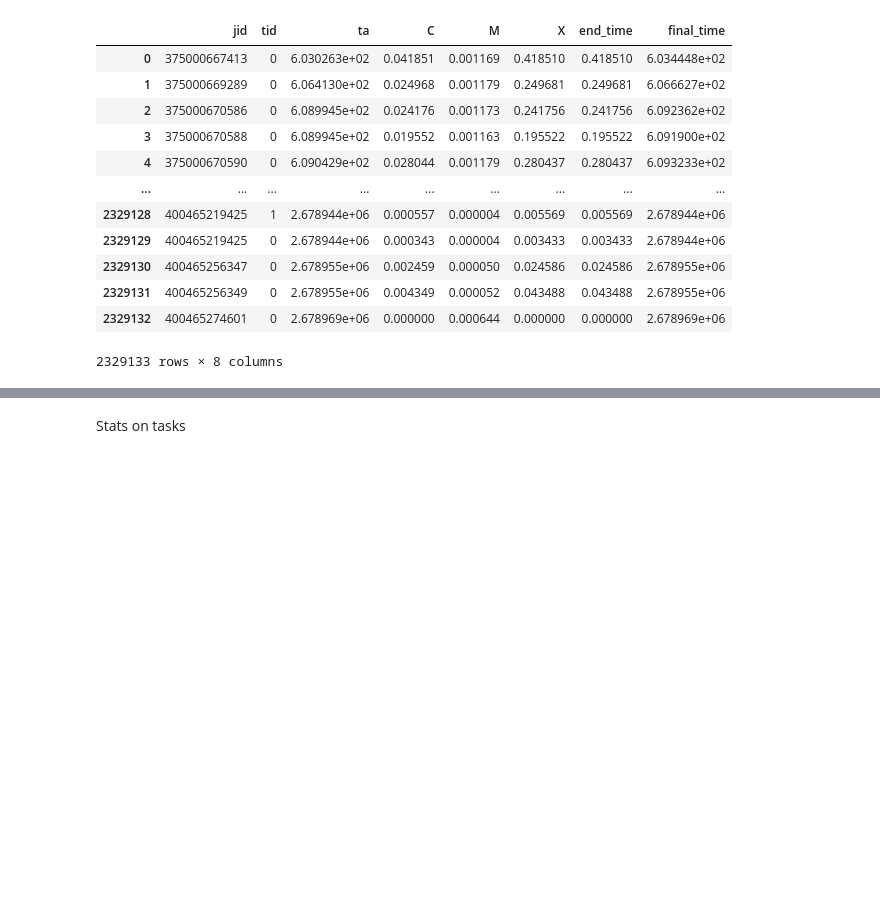
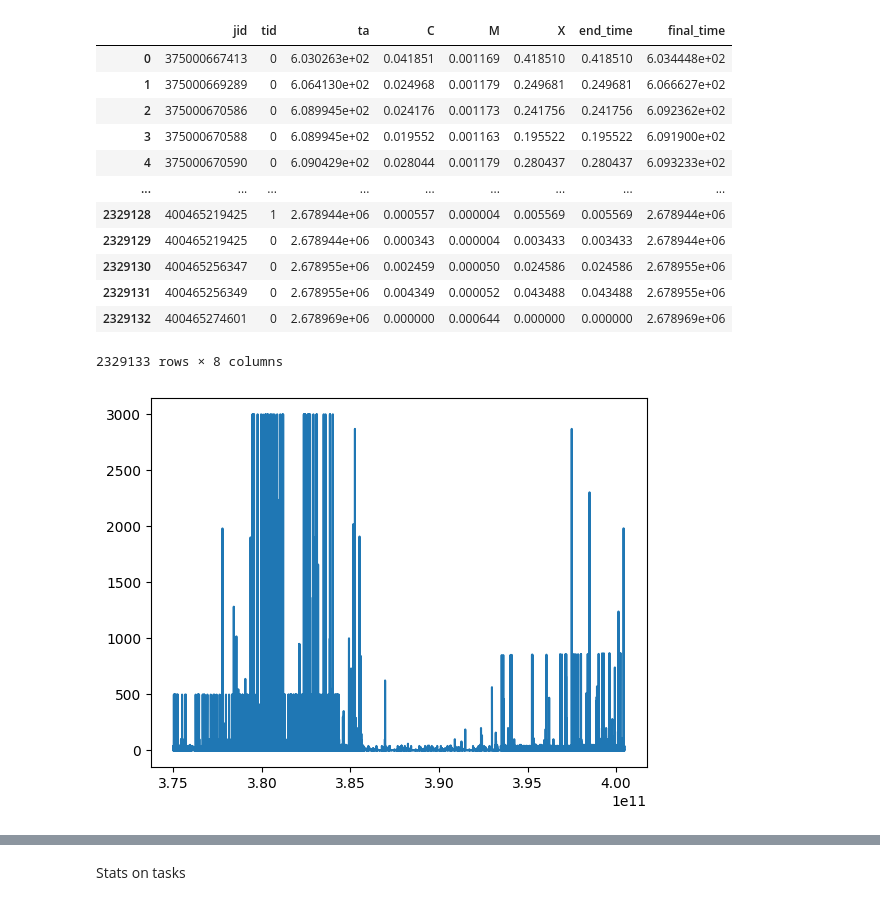
Before and after one commit to Matteo-Candi/Data_Center, a Jupyter notebook: Hw_2/main.ipynb, the cells around one changed output, grey strips where cells are left out. Cells and saved outputs as stored; diff of their text form; code cells hidden in the pictures; blank space fills up the shorter version.

```diff
--- a/Hw_2/main.ipynb
+++ b/Hw_2/main.ipynb
@@ -260,5 +261,10 @@ display(df_tasks)
 | 2329131 | 400465256349 | 0 | 2.678955e+06 | 0.004349 | 0.000052 | 0.043488 | 0.043488 | 2.678955e+06 |
 | 2329132 | 400465274601 | 0 | 2.678969e+06 | 0.000000 | 0.000644 | 0.000000 | 0.000000 | 2.678969e+06 |
 2329133 rows × 8 columns
+# %%
+plt.plot(df_tasks.groupby('jid').count().M)
+plt.xticks();
+# %% [output]
+[figure, added]
 # %%
 plt.plot(df_tasks.X)
```
Also changed, not shown: parts of 11 cells of this notebook.
